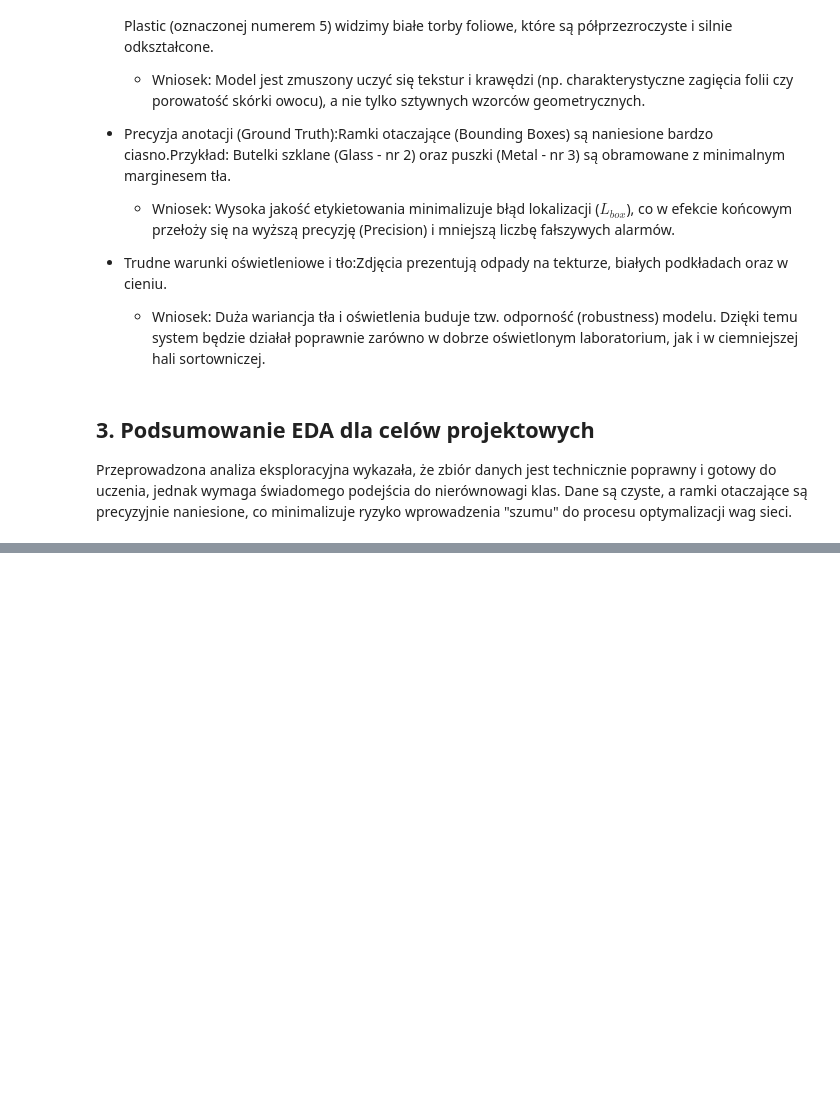
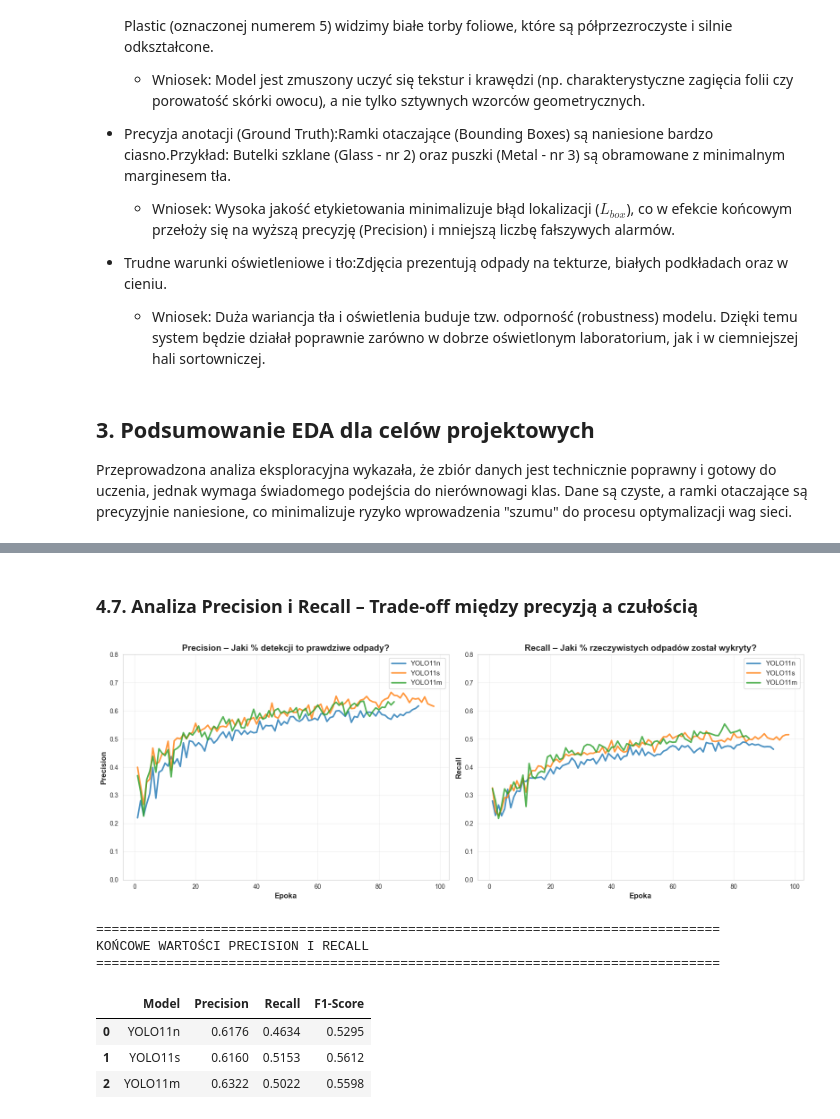
Before and after one commit to damhero/GarbageClassification, a Jupyter notebook: trening_raport_koncowy.ipynb, the cells around one changed output, grey strips where cells are left out. Cells and saved outputs as stored; diff of their text form; code cells hidden in the pictures; blank space fills up the shorter version.

```diff
--- a/trening_raport_koncowy.ipynb
+++ b/trening_raport_koncowy.ipynb
@@ -139,0 +431,59 @@ Przeprowadzona analiza eksploracyjna wykazała, że zbiór danych jest techniczn
+# %% [markdown]
+### 4.7. Analiza Precision i Recall – Trade-off między precyzją a czułością
+# %%
+fig, (ax1, ax2) = plt.subplots(1, 2, figsize=(16, 6))
+
+# Wykres Precision
+for model_name, df in results.items():
+    ax1.plot(df['epoch'], df['metrics/precision(B)'],
+             label=model_name, linewidth=2.5, alpha=0.8)
+
+ax1.set_xlabel('Epoka', fontsize=12, fontweight='bold')
+ax1.set_ylabel('Precision', fontsize=12, fontweight='bold')
+ax1.set_title('Precision – Jaki % detekcji to prawdziwe odpady?', fontsize=14, fontweight='bold')
+ax1.legend(fontsize=11)
+ax1.grid(True, alpha=0.3)
+ax1.set_ylim(0, 0.8)
+
+# Wykres Recall
+for model_name, df in results.items():
+    ax2.plot(df['epoch'], df['metrics/recall(B)'],
+             label=model_name, linewidth=2.5, alpha=0.8)
+
+ax2.set_xlabel('Epoka', fontsize=12, fontweight='bold')
+ax2.set_ylabel('Recall', fontsize=12, fontweight='bold')
+ax2.set_title('Recall – Jaki % rzeczywistych odpadów został wykryty?', fontsize=14, fontweight='bold')
+ax2.legend(fontsize=11)
+ax2.grid(True, alpha=0.3)
+ax2.set_ylim(0, 0.8)
+
+plt.tight_layout()
+plt.show()
+
+# Tabela końcowych wartości
+print("\n" + "="*80)
+print("KOŃCOWE WARTOŚCI PRECISION I RECALL")
+print("="*80)
+comparison = []
+for model_name, df in results.items():
+    final_prec = df['metrics/precision(B)'].iloc[-1]
+    final_rec = df['metrics/recall(B)'].iloc[-1]
+    f1_score = 2 * (final_prec * final_rec) / (final_prec + final_rec) if (final_prec + final_rec) > 0 else 0
+    comparison.append({
+        'Model': model_name,
+        'Precision': f"{final_prec:.4f}",
+        'Recall': f"{final_rec:.4f}",
+        'F1-Score': f"{f1_score:.4f}"
+    })
+
+df_comparison = pd.DataFrame(comparison)
+display(df_comparison)
+# %% [output]
+[figure, added]
+================================================================================
+KOŃCOWE WARTOŚCI PRECISION I RECALL
+================================================================================
+|  | Model | Precision | Recall | F1-Score |
+| 0 | YOLO11n | 0.6176 | 0.4634 | 0.5295 |
+| 1 | YOLO11s | 0.6160 | 0.5153 | 0.5612 |
+| 2 | YOLO11m | 0.6322 | 0.5022 | 0.5598 |
```
Also changed, not shown: parts of 28 cells of this notebook, 42 other files.
